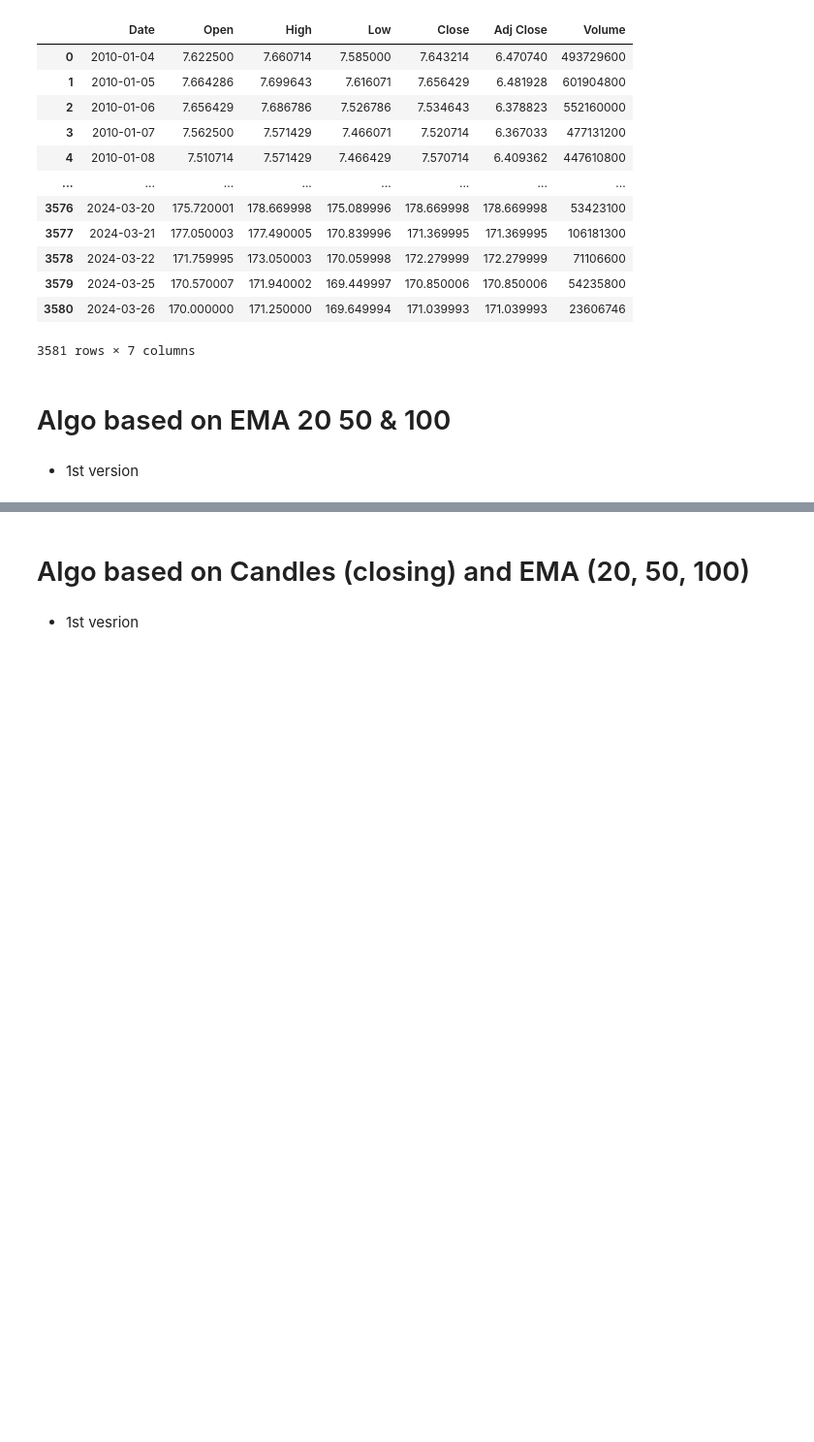
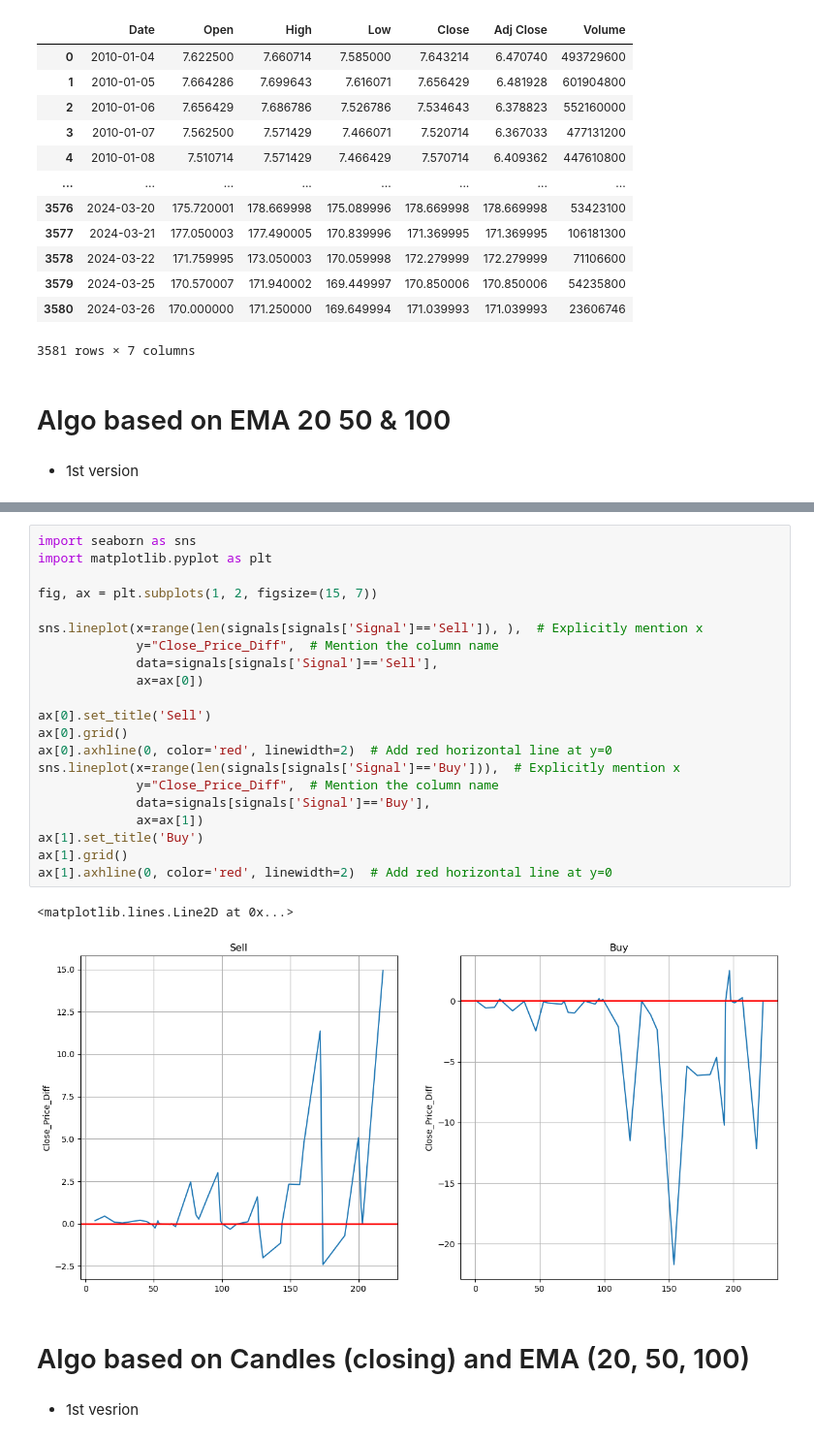
Before and after one commit to Zeeshan-99/Streamlit_Stockprice_Predictions_app, a Jupyter notebook: ema_algo.ipynb, the cells around one changed output, grey strips where cells are left out. Shown at 97% size. Drawn from its saved outputs; the diff is of its cells as text; blank space fills up the shorter version.

```diff
--- a/ema_algo.ipynb
+++ b/ema_algo.ipynb
@@ -137,3 +165,27 @@ fig.show()
+# %%
+import seaborn as sns
+import matplotlib.pyplot as plt
+
+fig, ax = plt.subplots(1, 2, figsize=(15, 7))
+
+sns.lineplot(x=range(len(signals[signals['Signal']=='Sell']), ),  # Explicitly mention x
+             y="Close_Price_Diff",  # Mention the column name
+             data=signals[signals['Signal']=='Sell'],
+             ax=ax[0])
+
+ax[0].set_title('Sell')
+ax[0].grid()
+ax[0].axhline(0, color='red', linewidth=2)  # Add red horizontal line at y=0
+sns.lineplot(x=range(len(signals[signals['Signal']=='Buy'])),  # Explicitly mention x
+             y="Close_Price_Diff",  # Mention the column name
+             data=signals[signals['Signal']=='Buy'],
+             ax=ax[1])
+ax[1].set_title('Buy')
+ax[1].grid()
+ax[1].axhline(0, color='red', linewidth=2)  # Add red horizontal line at y=0
+# %% [output]
+<matplotlib.lines.Line2D at 0x...>
+[figure, added]
 # %% [markdown]
 # Algo based on Candles (closing) and EMA (20, 50, 100)
 # %% [markdown]
```
Also changed, not shown: parts of 7 cells of this notebook, 2 other files.
